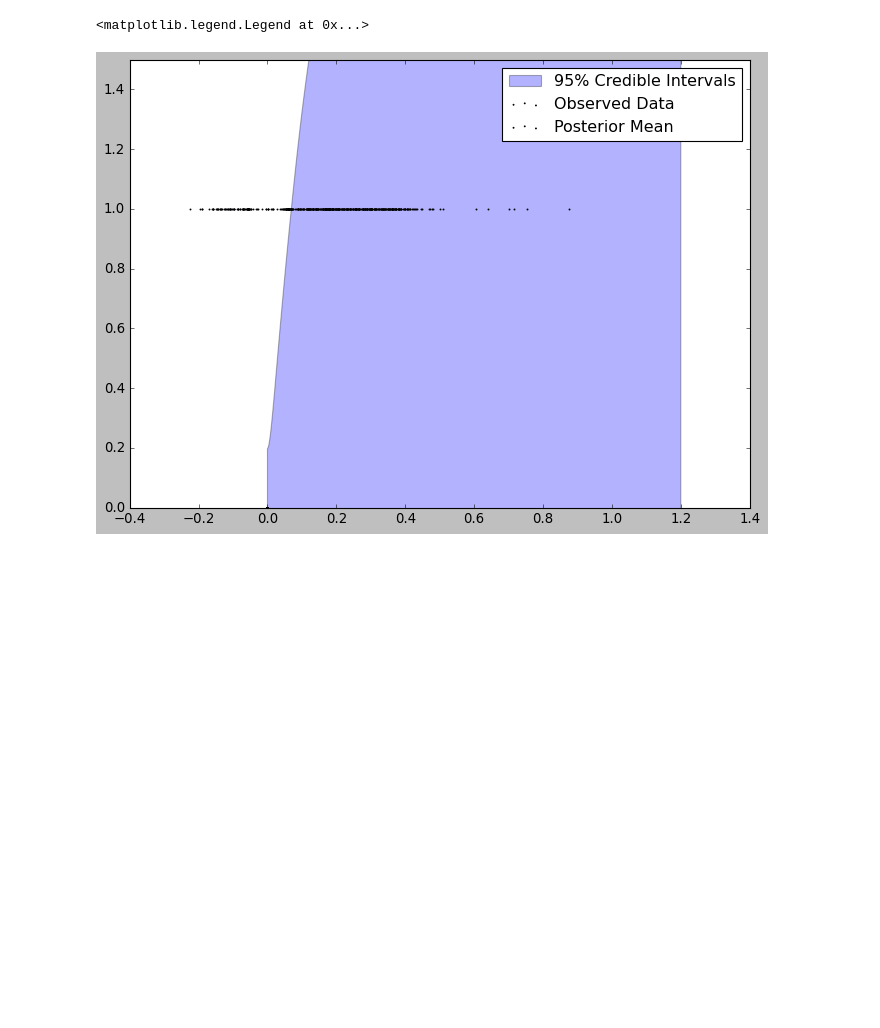
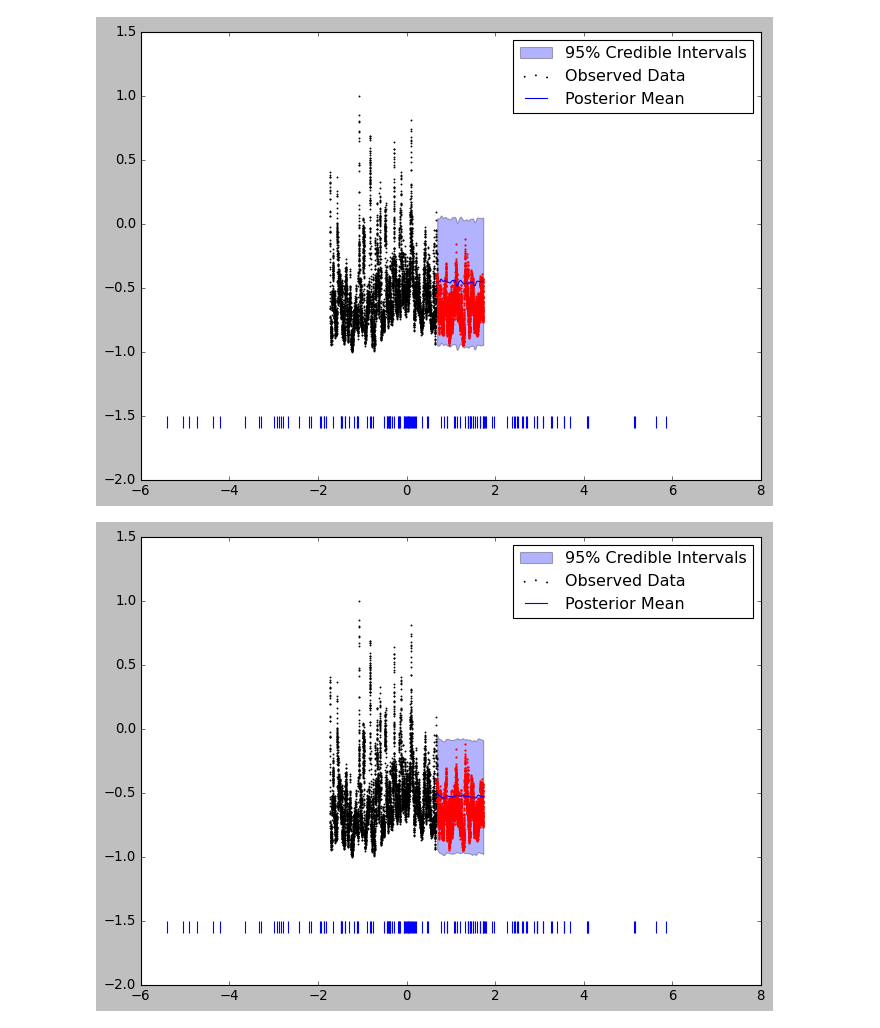
Before and after one commit to DanielCaoSilva/GaussProcesses, a Jupyter notebook: variational.ipynb, the cells around one changed output. Saved outputs shown, nothing was run; the diff lists cells and outputs as text; code cells hidden in the pictures; blank space fills up the shorter version.

Commit message:
variational

```diff
--- a/variational.ipynb
+++ b/variational.ipynb
@@ -39,0 +20,3 @@ memory usage: 319.9+ KB
+# %%
+wave_height = raw_dataset['wave_height'].data[0]
+time_ = raw_dataset['wave_height'].data[1]
@@ -166,10 +143,0 @@ tensor(-1.3731, grad_fn=<NegBackward0>)
-# %%
-# Get into evaluation (predictive posterior) mode
-model.eval()
-likelihood.eval()
-
-# Test points are regularly spaced along [0,1]
-# Make predictions by feeding model through likelihood
-with torch.no_grad(), gpytorch.settings.fast_pred_var():
-    test_x = torch.linspace(0,1.2,1000)
-    observed_pred = likelihood(model(test_x))
@@ -175,0 +221,5 @@ with torch.no_grad(), gpytorch.settings.fast_pred_var():
+# %%
+m1, l1 = train_and_test_approximate_gp(StandardApproximateGP, kernel, num_epochs=100)
+m2, l2 = train_and_test_approximate_gp(MeanFieldApproximateGP, kernel, num_epochs=100)
+m3, l3 = train_and_test_approximate_gp(MAPApproximateGP, kernel, num_epochs=100)
+m4, l4 = train_and_test_approximate_gp(OrthDecoupledApproximateGP, kernel, num_epochs=100)
@@ -176,24 +240,42 @@ with torch.no_grad(), gpytorch.settings.fast_pred_var():
 # %%
-# Initialize plot
-f, ax = plt.subplots(1, 1, figsize=(10, 7))
+pairs = [[m1, l1], [m2, l2], [m3, l3], [m4, l4]]
 
-# Get upper and lower confidence bounds
-lower, upper = observed_pred.confidence_region()
-# Shade between the lower and upper confidence bounds
-ax.fill_between(test_x.detach().cpu().numpy(),
-                lower.detach().cpu().numpy(),
-                upper.detach().cpu().numpy(), alpha=0.3)
-# Plot training data as black stars
-ax.scatter(train_x.detach().cpu().numpy(), train_y.detach().cpu().numpy(), s=0.5)
-ax.scatter(model.variational_strategy.inducing_points[:,0].detach().cpu().numpy(),
-           np.zeros(500)+1, s=0.5)
-# Plot predictive means as blue line
-ax.plot(test_x.detach().cpu().numpy(), observed_pred.mean.detach().cpu().numpy(), 'blue')
+for pair in pairs:
+    model = pair[0]
+    likelihood = pair[1]
 
-ax.set_ylim([0, 1.5])
-#ax.patch.set_facecolor('green')
-#ax.patch.set_alpha(.1)
-ax.legend(["95% Credible Intervals", "Observed Data", "Posterior Mean"])
+    model.eval()
+
+    # Make predictions by feeding model through likelihood
+    with torch.no_grad(), gpytorch.settings.fast_pred_var():
+        observed_pred = likelihood(model(test_x))
+
+    # Initialize plot
+    f, ax = plt.subplots(1, 1, figsize=(10, 7))
+
+    # Get upper and lower confidence bounds
+    lower, upper = observed_pred.confidence_region()
+    # Shade between the lower and upper confidence bounds
+    ax.fill_between(test_x[:,0].detach().cpu().numpy(),
+                    lower.detach().cpu().numpy(),
+                    upper.detach().cpu().numpy(), alpha=0.3)
+    # Plot training data as black stars
+    ax.scatter(train_x[:,0].detach().cpu().numpy(), train_y.detach().cpu().numpy(), s=0.5)
+    #ax.scatter(model.variational_strategy.inducing_points[:,0].detach().cpu().numpy(),
+    #           np.zeros(500)+1, s=0.5)
+    # Plot predictive means as blue line
+    ax.plot(test_x[:,0].detach().cpu().numpy(), observed_pred.mean.detach().cpu().numpy(), 'blue')
+    ax.scatter(test_x[:,0].detach().cpu().numpy(),
+               test_y.detach().cpu().numpy(),
+               s=1, color="red")
+
+    ax.vlines(m1.variational_strategy.inducing_points.detach().cpu().numpy(), ymin = -1.6, ymax = -1.5)
+
+
+    #ax.set_ylim([0, 1.5])
+    #ax.patch.set_facecolor('green')
+    #ax.patch.set_alpha(.1)
+    ax.legend(["95% Credible Intervals", "Observed Data", "Posterior Mean"])
 # %% [output]
-<matplotlib.legend.Legend at 0x...>
-[figure, old version]
+[figure, new version]
+[figure, added]
```
Also changed, not shown: parts of 23 cells of this notebook.
